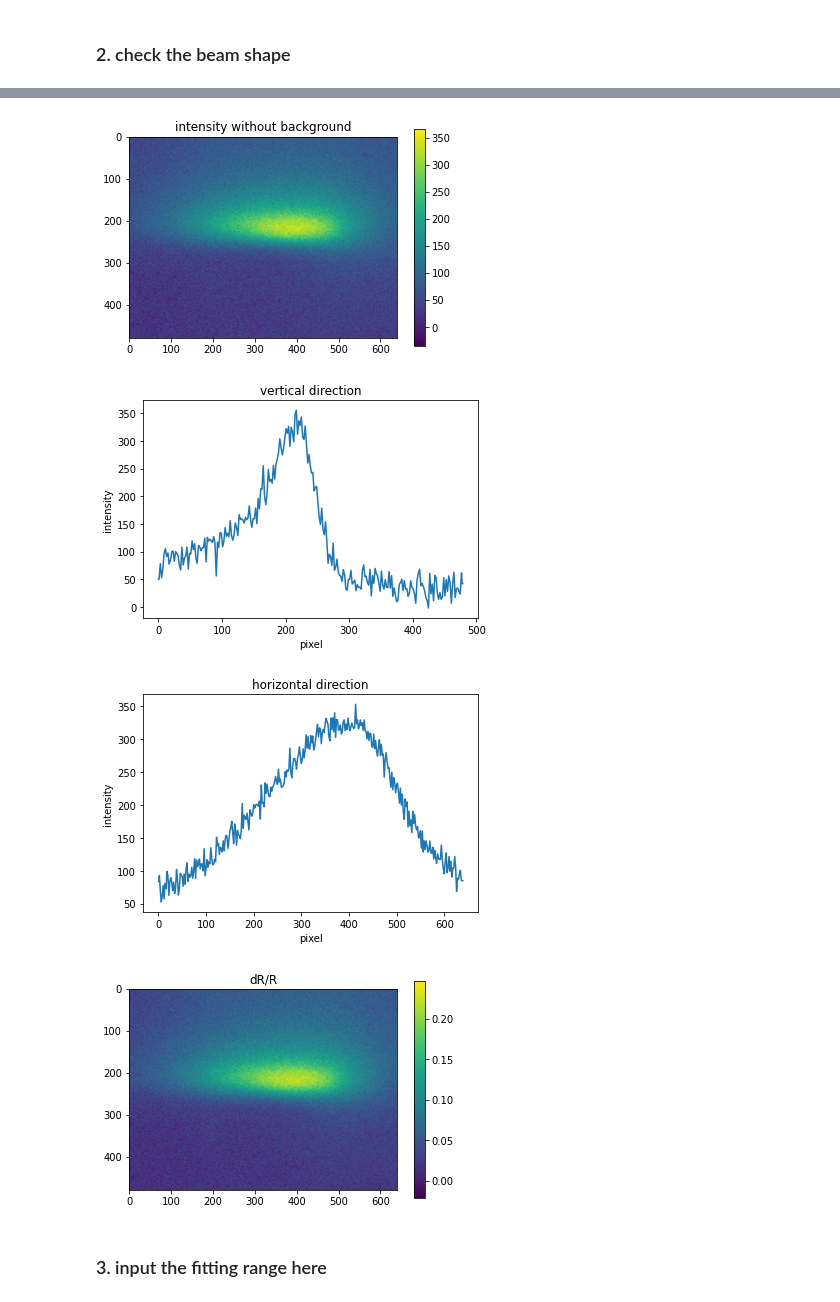
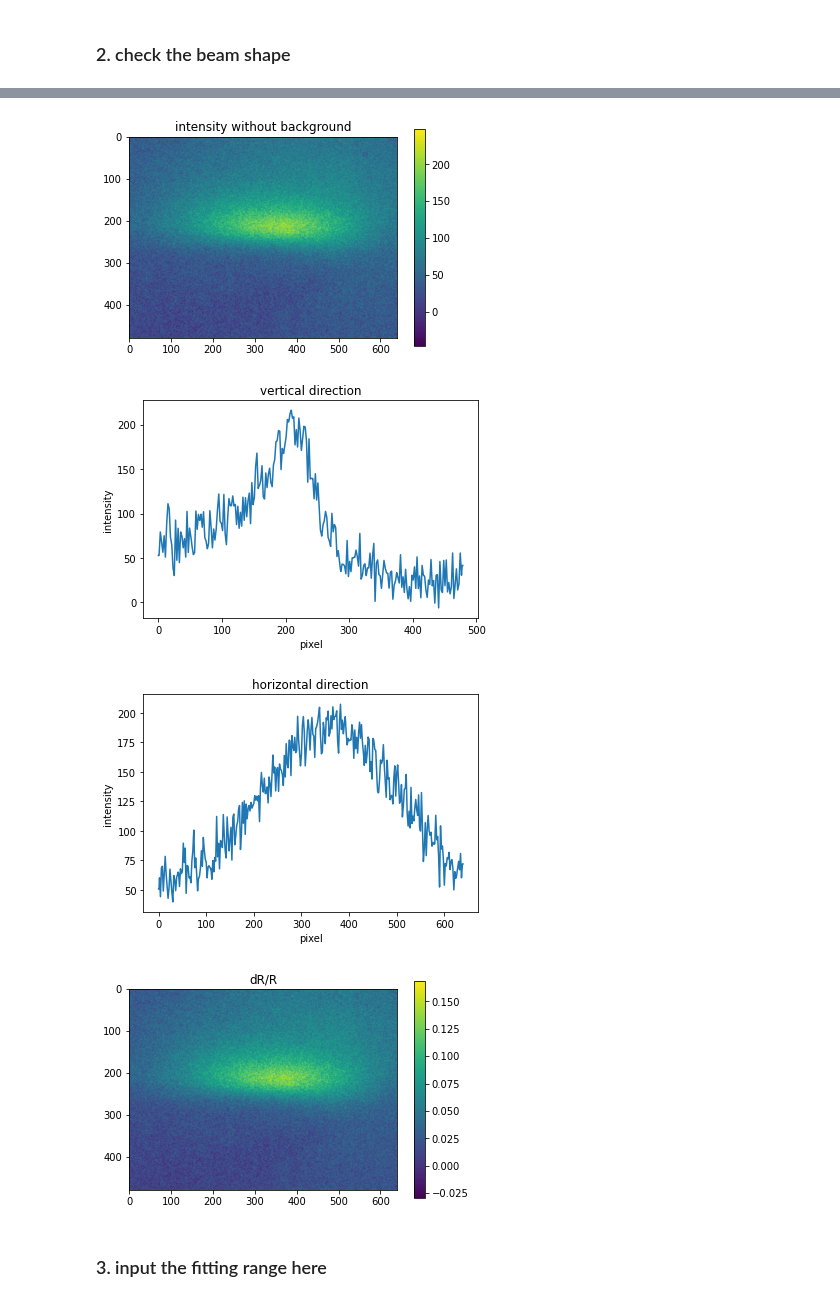
Before and after one commit to JoanneCETsai/Temperature_Calibration, a Jupyter notebook: code/5set_test.ipynb, the cells around one changed output, grey strips where cells are left out. Drawn from its saved outputs; the diff is of its cells as text; code cells hidden in the pictures.

```diff
--- a/code/5set_test.ipynb
+++ b/code/5set_test.ipynb
@@ -12,7 +12,7 @@
 # %% [markdown]
 ### 1. input needed parameters
 # %%
-folder_path = '/Users/chiaentsai/Desktop/lab/2023_chess_5'
+folder_path = '/Users/chiaentsai/Desktop/lab/2023_chess_5_test'
 
 HEADER_LEN = 152
 X_DIM = 480
@@ -88,43 +94,43 @@ for i in range(folder_num):
 # %% [markdown]
 ### 2. check the beam shape
 # %%
-image = "/Users/chiaentsai/Desktop/lab/2023_chess_5/set4/20mm_per_sec/4mm_33W_018.raw"
+image = "/Users/chiaentsai/Desktop/lab/2023_chess_5_test/set5/9mm_per_sec/6mm_27W_041.raw"
 whole = get_blue(image)
 # zoomin = get_bright(whole)
-b_whole = back_intensity_list_dict[3][1]
+b_whole = back_intensity_list_dict[3][3]
 # fig 1: background
 sc = plt.imshow(b_whole)
 plt.colorbar(sc)
 plt.title("background")
 plt.show()
 # fig 2: intensity without background
 sc = plt.imshow(whole-b_whole)
 plt.colorbar(sc)
 plt.title("intensity without background")
 plt.show()
 # fig 3: vertical direction trend
-plt.plot((whole-b_whole)[:,400])
+plt.plot((whole-b_whole)[:,390])
 plt.title("vertical direction")
 plt.xlabel("pixel")
 plt.ylabel("intensity")
 plt.show()
 # fig 4: horizontal direction trend
-plt.plot((whole-b_whole)[210,:])
+plt.plot((whole-b_whole)[220,:])
 plt.title("horizontal direction")
 plt.xlabel("pixel")
 plt.ylabel("intensity")
 plt.show()
 # fig 5: dR/R intensity
 sc = plt.imshow((whole - b_whole)/b_whole)
 plt.colorbar(sc)
 plt.title("dR/R")
 plt.show()
 # %% [output]
 [figure]
-[figure, old version]
+[figure, new version]
-[figure, old version]
+[figure, new version]
-[figure, old version]
+[figure, new version]
-[figure, old version]
+[figure, new version]
 # %% [markdown]
 ### 3. input the fitting range here
 # %%
```
Also changed, not shown: parts of 9 cells of this notebook, 2 other files.
